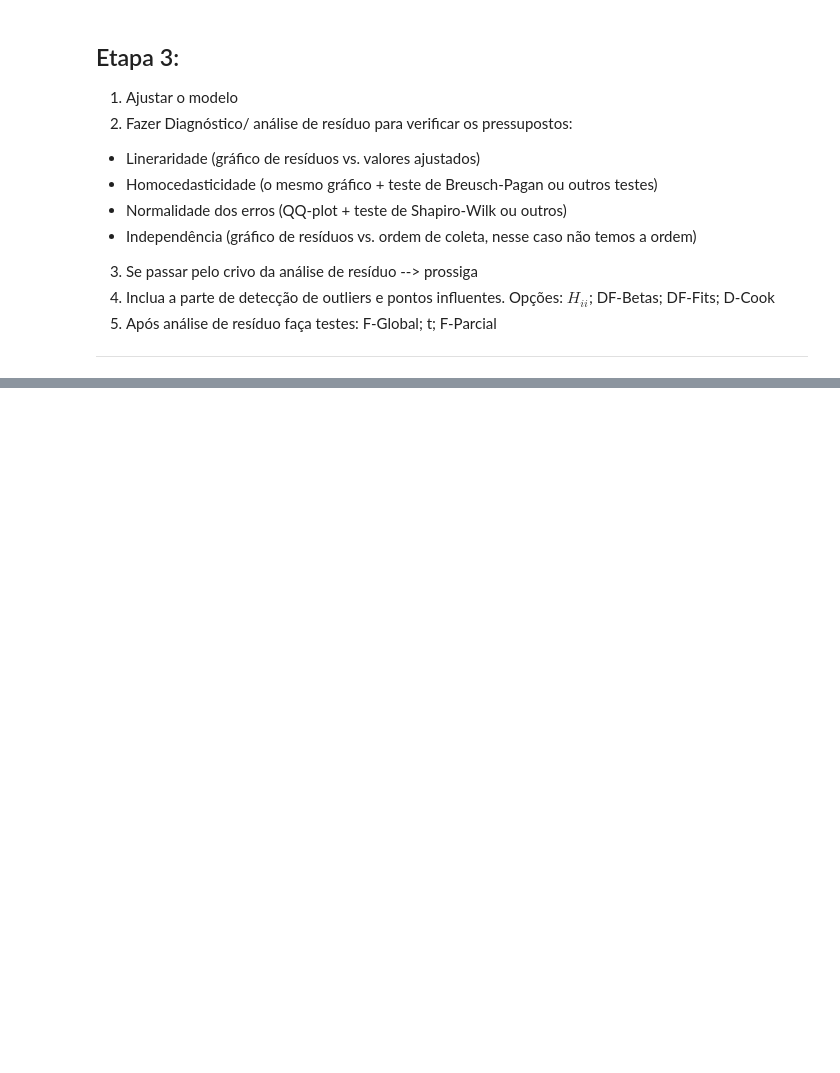
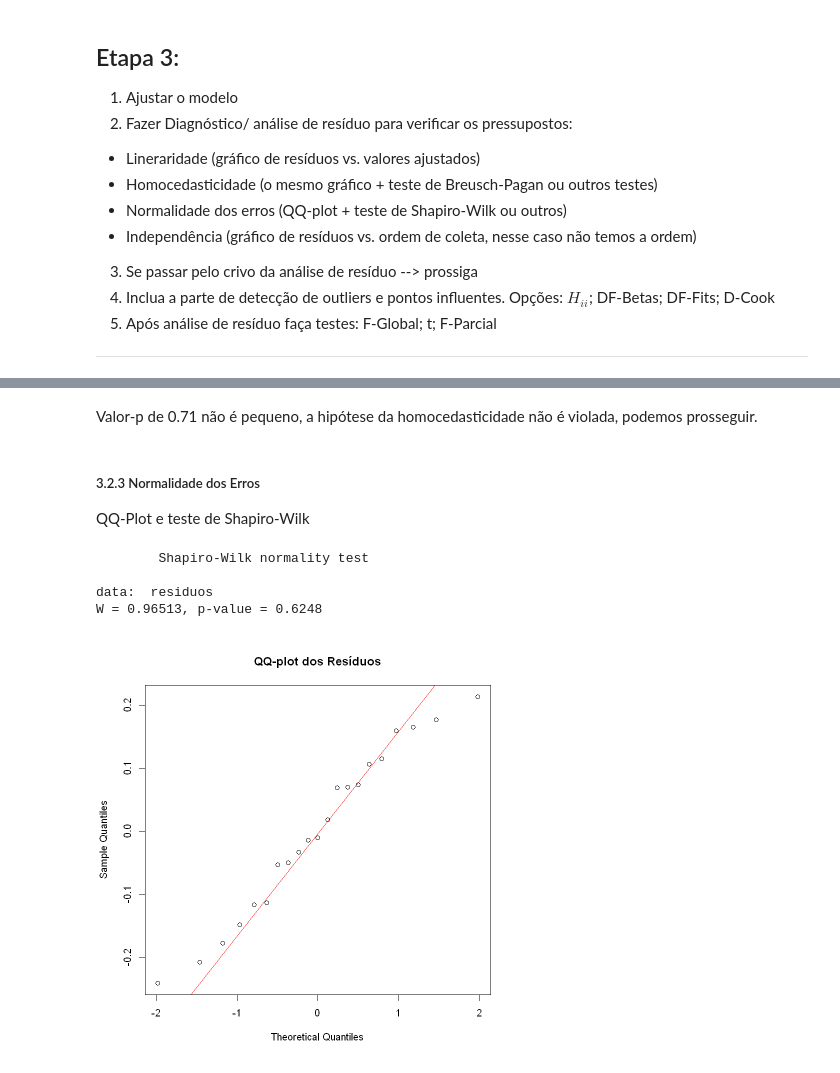
Before and after one commit to Marcehlin/Atividades-2026_1, a Jupyter notebook: Regressao/Regressao atividade 3/Regressao atividade 3.ipynb, the cells around one changed output, grey strips where cells are left out. Saved outputs shown, nothing was run; the diff lists cells and outputs as text; code cells hidden in the pictures; blank space fills up the shorter version.

```diff
--- a/Regressao/Regressao atividade 3/Regressao atividade 3.ipynb
+++ b/Regressao/Regressao atividade 3/Regressao atividade 3.ipynb
@@ -258,0 +540,17 @@ Qual o ponto dessa etapa? Preparar as covariáveis para o ajuste.
+# %% [markdown]
+Valor-p de 0.71 não é pequeno, a hipótese da homocedasticidade não é violada, podemos prosseguir.
+# %% [markdown]
+##### 3.2.3 Normalidade dos Erros
+
+QQ-Plot e teste de Shapiro-Wilk
+# %%
+qqnorm(residuos, main = "QQ-plot dos Resíduos")
+qqline(residuos, col = "red")
+
+shapiro.test(residuos)
+# %% [output]
+        Shapiro-Wilk normality test
+
+data:  residuos
+W = 0.96513, p-value = 0.6248
+[figure, added]
```
Also changed, not shown: parts of 65 cells of this notebook, 13 other files.
